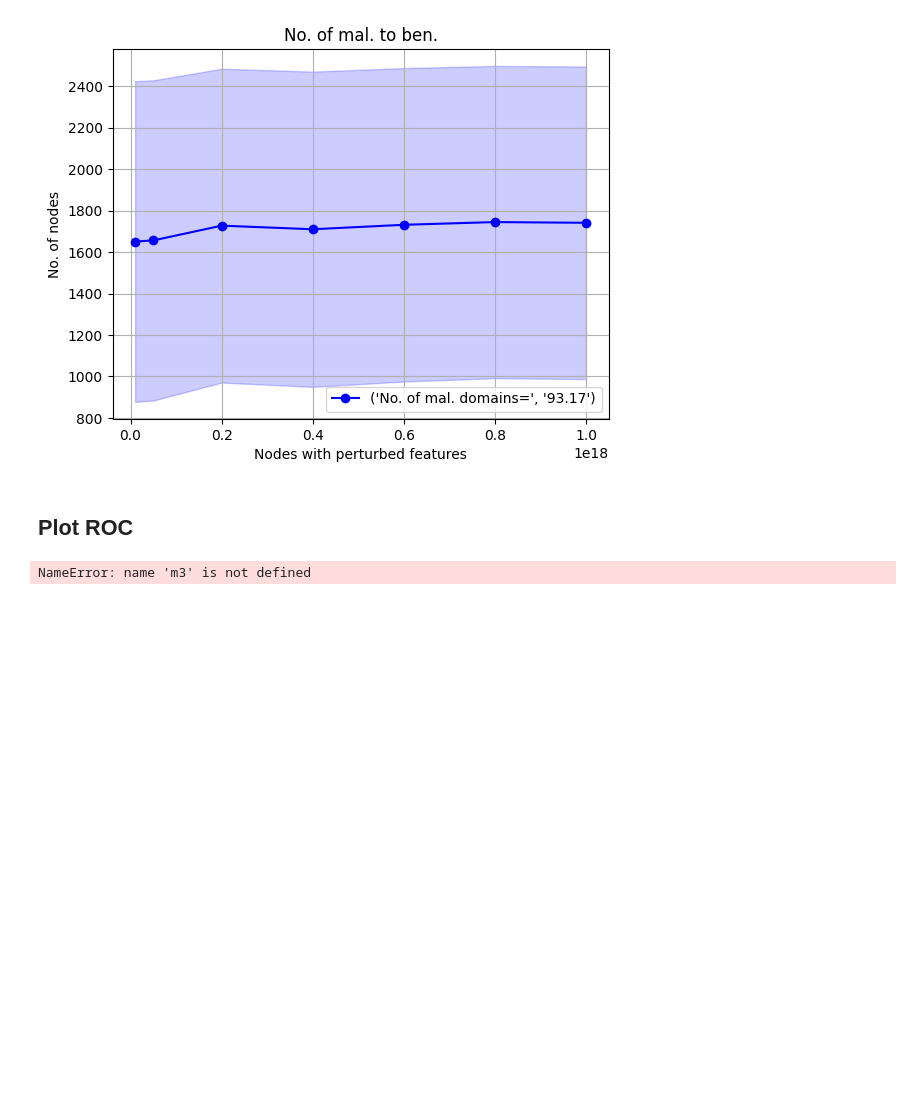
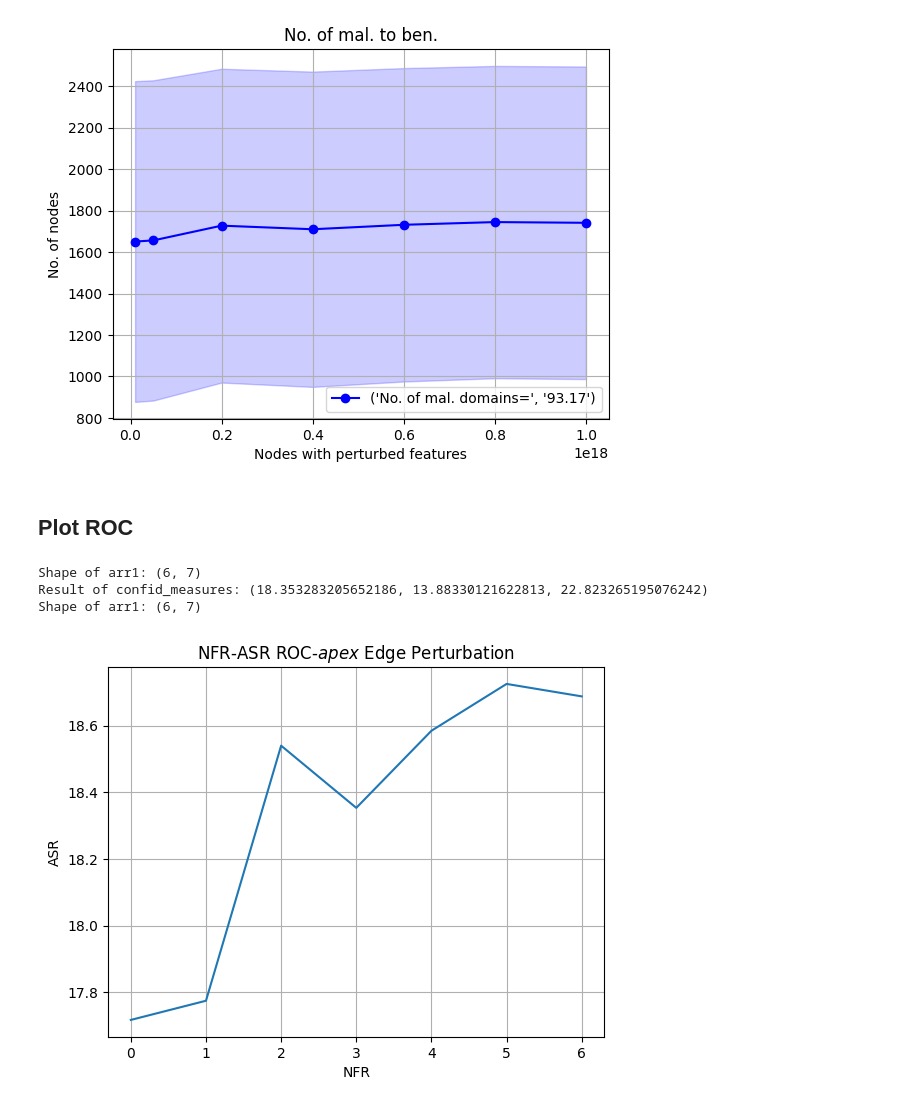
Before and after one commit to SucharithaPulamolu/mintA, a Jupyter notebook: DEMO_adj_2_sampled_DOMs.ipynb, the cells around one changed output. Saved outputs shown, nothing was run; the diff lists cells and outputs as text; code cells hidden in the pictures; blank space fills up the shorter version.

```diff
--- a/DEMO_adj_2_sampled_DOMs.ipynb
+++ b/DEMO_adj_2_sampled_DOMs.ipynb
@@ -626,14 +649,14 @@ Shape of arr1: (6, 7)
 #plt.savefig(name, dpi=150)
 #plt.show()
 # plot the number of malicious domains converted out of the total number of mal domains:
-m1, l1, u1=confid_measures(arr1[:,1], Num)
+m1, l1, u1=confid_measures(arr1, Num)
 if not os.path.exists('RESULTS_mar29_RAS_od'):
     os.makedirs('RESULTS_mar29_RAS_od')
 plt.figure(facecolor='white')
 plt.title("No. of mal. to ben.")
 plt.xlabel("Nodes with perturbed features")
 plt.ylabel("No. of nodes")
-plt.plot(val_nodes, m0*93.17,'-ob', label=("No. of mal. domains=", '%.2f' % 93.17))
+plt.plot(val_nodes, m1*93.17,'-ob', label=("No. of mal. domains=", '%.2f' % 93.17))
 plt.fill_between(val_nodes, l0*93.17, u0*93.17, color='blue', alpha=0.2)
 plt.legend(loc='lower right')
 plt.grid()
@@ -648,19 +671,34 @@ Shape of arr1: (6, 7)
 # %% [markdown]
 ## Plot ROC
 # %%
-tpr=m0
-fpr=m3
+# Assigning tpr and fpr for use in ROC plot
+tpr = m0
+fpr = m1
+
 plt.figure(facecolor='white')
 plt.title("NFR-ASR ROC-$\it{apex}$ Edge Perturbation")
 plt.xlabel("NFR")
 plt.ylabel("ASR")
-m3, l3, u3=confid_measures(arr1[:,3,:], 100)
-plt.plot(fpr, tpr)
+
+# Extracting additional values from confid_measures for plotting
+result = confid_measures(arr1[:, 3], 100)
+print("Result of confid_measures:", result)
+m1, l3, u3 = confid_measures(arr1[:, 3], 100)
+
+# Plotting TPR
+plt.plot(tpr)
 plt.grid()
-name='RESULTS_adj2_sampled_doms/asr_plot3_'+ str(Num)+'_ROC.png'
+
+# Save the plot as PNG and PDF
+name = 'RESULTS_adj2_sampled_doms/asr_plot3_' + str(Num) + '_ROC.png'
 plt.savefig(name, dpi=150)
-name='RESULTS_adj2_sampled_doms/asr_plot3_'+ str(Num)+'_ROC.pdf'
+name = 'RESULTS_adj2_sampled_doms/asr_plot3_' + str(Num) + '_ROC.pdf'
 plt.savefig(name, dpi=150)
+
+# Show the plot
 plt.show()
 # %% [output]
-NameError: name 'm3' is not defined
+Shape of arr1: (6, 7)
+Result of confid_measures: (18.353283205652186, 13.88330121622813, 22.823265195076242)
+Shape of arr1: (6, 7)
+[figure, added]
```
Also changed, not shown: parts of 1 cell of this notebook, 3 other files.
